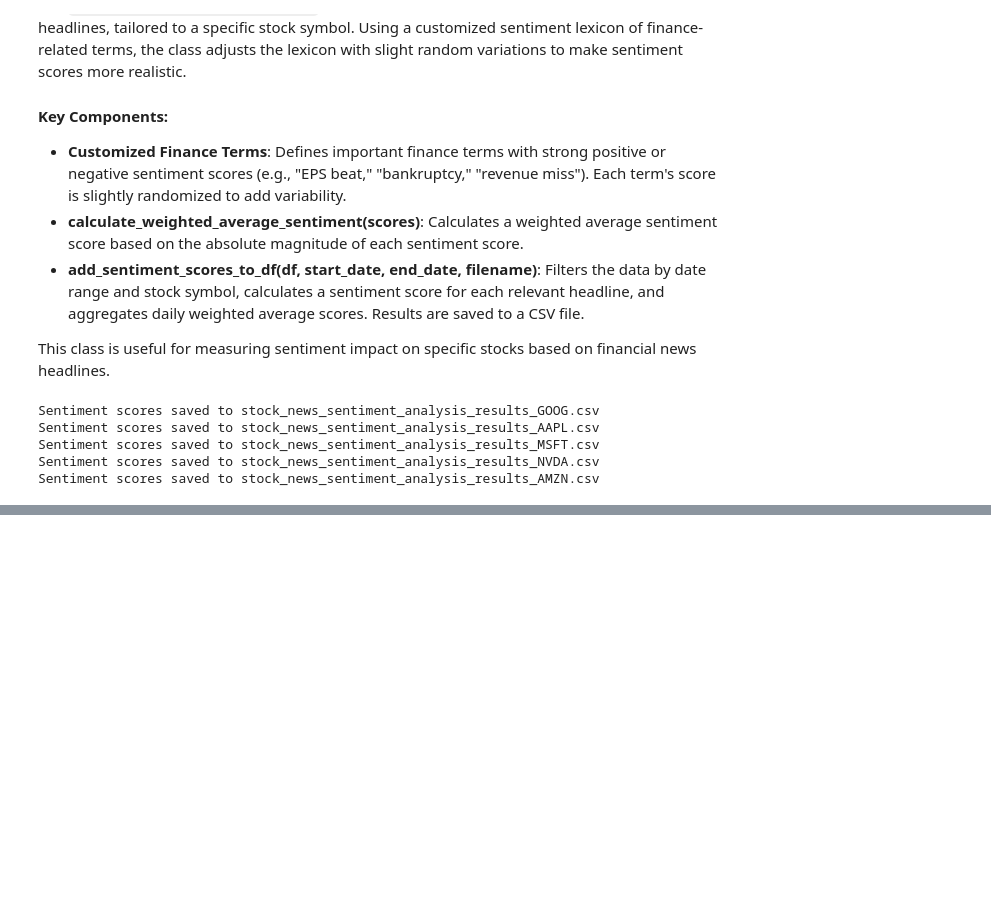
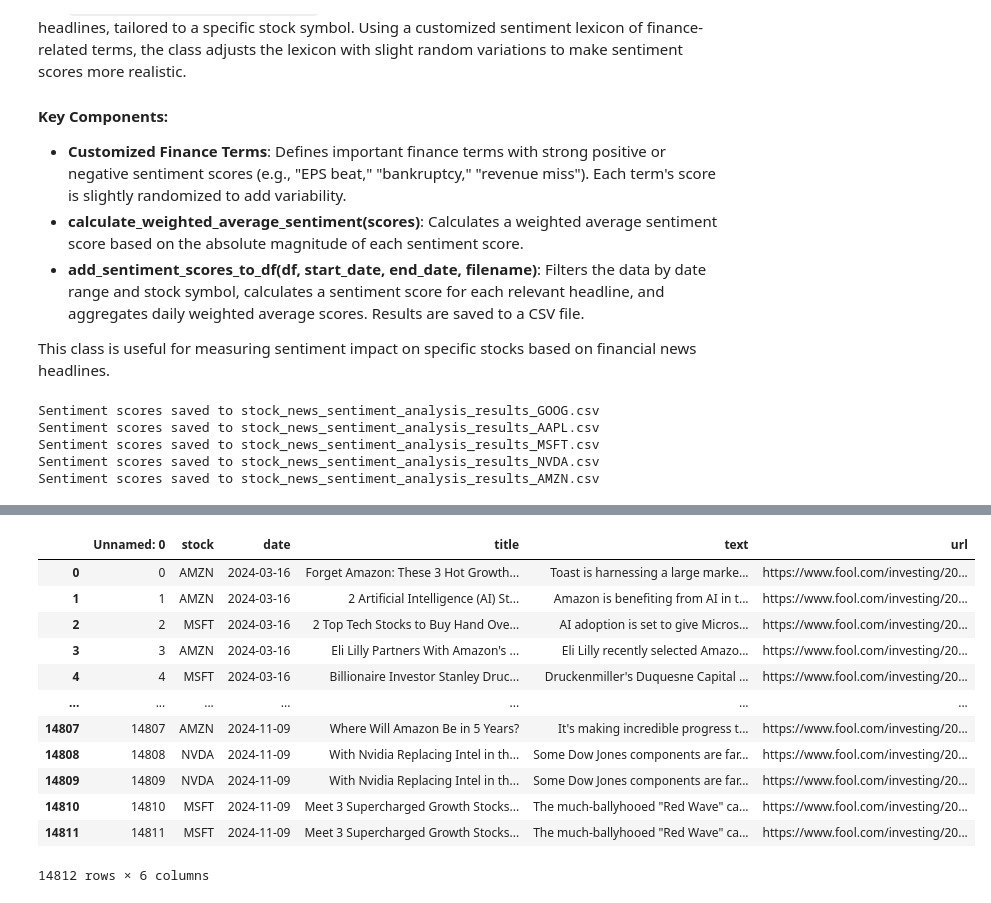
Before and after one commit to rishabhtyagi989/SIGNS_2024, a Jupyter notebook: finance_sentiment_score.ipynb, the cells around one changed output, grey strips where cells are left out. Saved outputs shown, nothing was run; the diff lists cells and outputs as text; code cells hidden in the pictures; blank space fills up the shorter version.

```diff
--- a/finance_sentiment_score.ipynb
+++ b/finance_sentiment_score.ipynb
@@ -495,0 +579,20 @@ Sentiment scores saved to stock_news_sentiment_analysis_results_AMZN.csv
+# %%
+# Remove the last 14 characters from each entry in the 'date' column
+df_news_recent['date'] = df_news_recent['date'].str.slice(stop=-14)
+
+# Display the DataFrame to verify the result
+df_news_recent
+# %% [output]
+|  | Unnamed: 0 | stock | date | title | text | url |
+| 0 | 0 | AMZN | 2024-03-16 | Forget Amazon: These 3 Hot Growth... | Toast is harnessing a large marke... | https://www.fool.com/investing/20... |
+| 1 | 1 | AMZN | 2024-03-16 | 2 Artificial Intelligence (AI) St... | Amazon is benefiting from AI in t... | https://www.fool.com/investing/20... |
+| 2 | 2 | MSFT | 2024-03-16 | 2 Top Tech Stocks to Buy Hand Ove... | AI adoption is set to give Micros... | https://www.fool.com/investing/20... |
+| 3 | 3 | AMZN | 2024-03-16 | Eli Lilly Partners With Amazon's ... | Eli Lilly recently selected Amazo... | https://www.fool.com/investing/20... |
+| 4 | 4 | MSFT | 2024-03-16 | Billionaire Investor Stanley Druc... | Druckenmiller's Duquesne Capital ... | https://www.fool.com/investing/20... |
+| ... | ... | ... | ... | ... | ... | ... |
+| 14807 | 14807 | AMZN | 2024-11-09 | Where Will Amazon Be in 5 Years? | It's making incredible progress t... | https://www.fool.com/investing/20... |
+| 14808 | 14808 | NVDA | 2024-11-09 | With Nvidia Replacing Intel in th... | Some Dow Jones components are far... | https://www.fool.com/investing/20... |
+| 14809 | 14809 | NVDA | 2024-11-09 | With Nvidia Replacing Intel in th... | Some Dow Jones components are far... | https://www.fool.com/investing/20... |
+| 14810 | 14810 | MSFT | 2024-11-09 | Meet 3 Supercharged Growth Stocks... | The much-ballyhooed "Red Wave" ca... | https://www.fool.com/investing/20... |
+| 14811 | 14811 | MSFT | 2024-11-09 | Meet 3 Supercharged Growth Stocks... | The much-ballyhooed "Red Wave" ca... | https://www.fool.com/investing/20... |
+14812 rows × 6 columns
```
Also changed, not shown: parts of 21 cells of this notebook, 1 other file.
